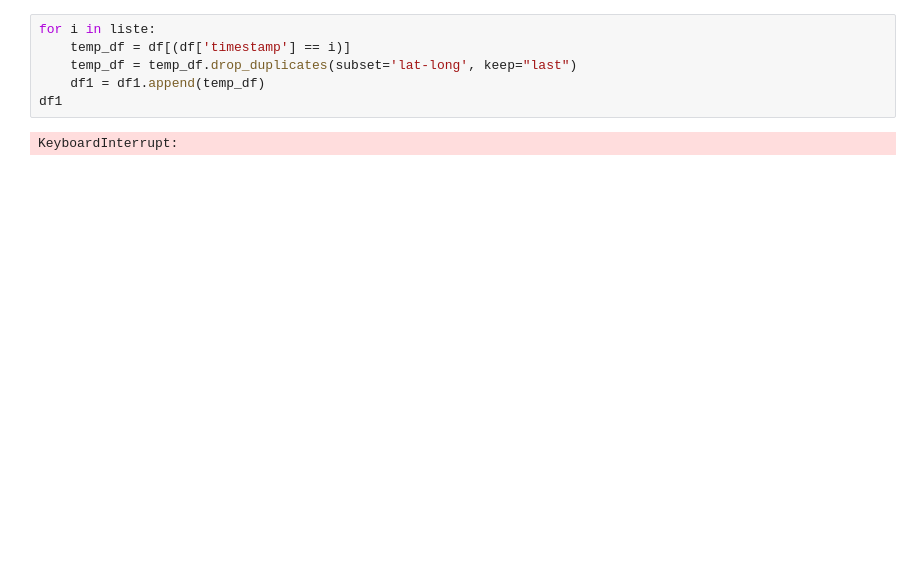
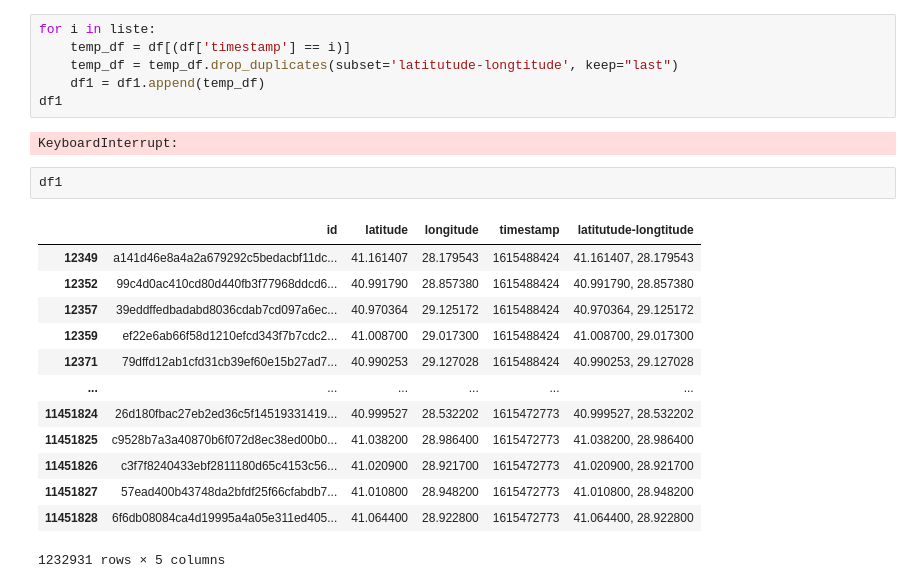
Before and after one commit to nafizcntz/Izu-BigData-Staj, a Jupyter notebook: Python/location.ipynb, the cells around one changed output. Drawn from its saved outputs; the diff is of its cells as text; blank space fills up the shorter version.

```diff
--- a/Python/location.ipynb
+++ b/Python/location.ipynb
@@ -135,8 +173,24 @@ df1 = pd.DataFrame(columns = column_names)
 # %%
 for i in liste:
     temp_df = df[(df['timestamp'] == i)]
-    temp_df = temp_df.drop_duplicates(subset='lat-long', keep="last")
+    temp_df = temp_df.drop_duplicates(subset='latitutude-longtitude', keep="last")
     df1 = df1.append(temp_df)
 df1
 # %% [output]
 KeyboardInterrupt:
+# %%
+df1
+# %% [output]
+|  | id | latitude | longitude | timestamp | latitutude-longtitude |
+| 12349 | a141d46e8a4a2a679292c5bedacbf11dc... | 41.161407 | 28.179543 | 1615488424 | 41.161407, 28.179543 |
+| 12352 | 99c4d0ac410cd80d440fb3f77968ddcd6... | 40.991790 | 28.857380 | 1615488424 | 40.991790, 28.857380 |
+| 12357 | 39eddffedbadabd8036cdab7cd097a6ec... | 40.970364 | 29.125172 | 1615488424 | 40.970364, 29.125172 |
+| 12359 | ef22e6ab66f58d1210efcd343f7b7cdc2... | 41.008700 | 29.017300 | 1615488424 | 41.008700, 29.017300 |
+| 12371 | 79dffd12ab1cfd31cb39ef60e15b27ad7... | 40.990253 | 29.127028 | 1615488424 | 40.990253, 29.127028 |
+| ... | ... | ... | ... | ... | ... |
+| 11451824 | 26d180fbac27eb2ed36c5f14519331419... | 40.999527 | 28.532202 | 1615472773 | 40.999527, 28.532202 |
+| 11451825 | c9528b7a3a40870b6f072d8ec38ed00b0... | 41.038200 | 28.986400 | 1615472773 | 41.038200, 28.986400 |
+| 11451826 | c3f7f8240433ebf2811180d65c4153c56... | 41.020900 | 28.921700 | 1615472773 | 41.020900, 28.921700 |
+| 11451827 | 57ead400b43748da2bfdf25f66cfabdb7... | 41.010800 | 28.948200 | 1615472773 | 41.010800, 28.948200 |
+| 11451828 | 6f6db08084ca4d19995a4a05e311ed405... | 41.064400 | 28.922800 | 1615472773 | 41.064400, 28.922800 |
+1232931 rows × 5 columns
```
Also changed, not shown: parts of 3 cells of this notebook, 1 other file.
